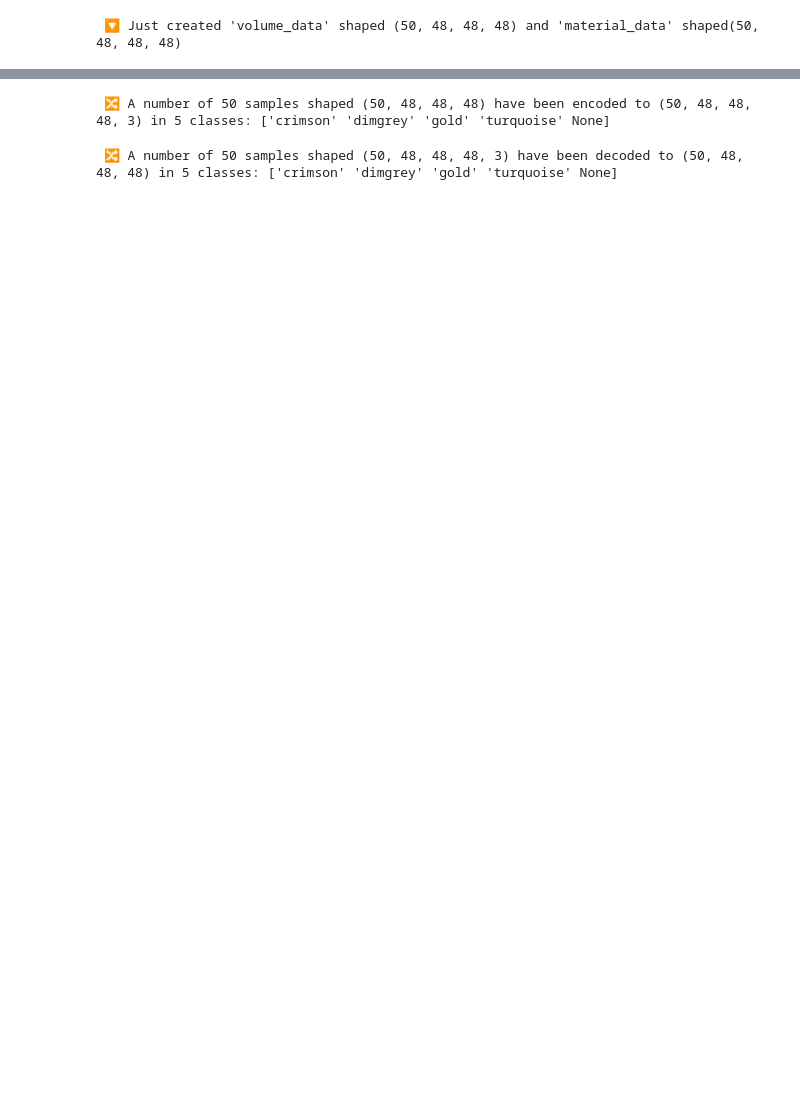
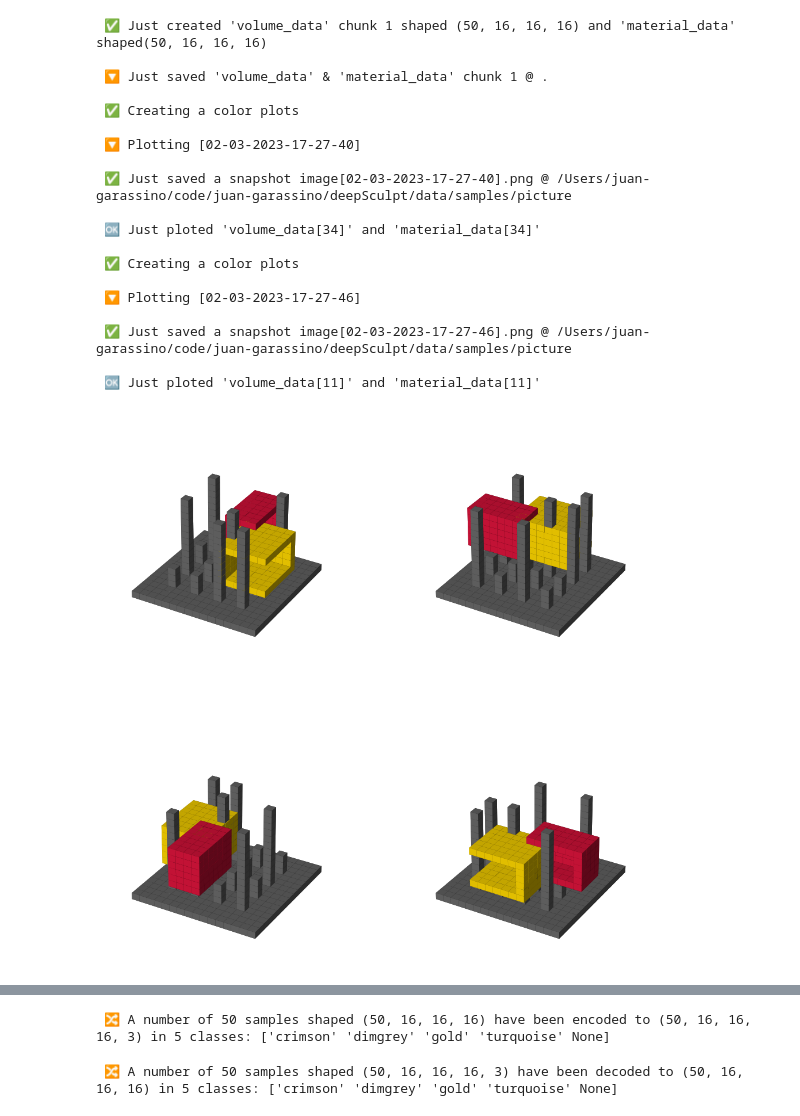
Before and after one commit to juan-garassino/deepSculpt, a Jupyter notebook: notebooks/testprocessingBINARY.ipynb, the cells around one changed output, grey strips where cells are left out. Cells and saved outputs as stored; diff of their text form; code cells hidden in the pictures; blank space fills up the shorter version.

Commit message:
deepSculpt working and more complex

```diff
--- a/notebooks/testprocessingBINARY.ipynb
+++ b/notebooks/testprocessingBINARY.ipynb
@@ -13,18 +8,38 @@ To enable them in other operations, rebuild TensorFlow with the appropriate comp
 # %%
 from deepSculpt.collector.collector import Collector
 
 collector = Collector(
     void_dim=int(os.environ.get("VOID_DIM")),
     edge_elements=(0, 0.3, 0.5),
     plane_elements=(0, 0.3, 0.5),
     volume_elements=(2, 0.3, 0.5),
     step=None,
     directory='.',
-    n_samples=50,
+    chunk_size=50,
+    n_chunks=1,
     grid=1,
 )
 
 # Creates the data
 volumes_void, materials_void = collector.create_collection()
 # %% [output]
- 🔽 Just created 'volume_data' shaped (50, 48, 48, 48) and 'material_data' shaped(50, 48, 48, 48)
+ ✅ Just created 'volume_data' chunk 1 shaped (50, 16, 16, 16) and 'material_data' shaped(50, 16, 16, 16)
+
+ 🔽 Just saved 'volume_data' & 'material_data' chunk 1 @ .
+
+ ✅ Creating a color plots
+
+ 🔽 Plotting [02-03-2023-17-27-40]
+
+ ✅ Just saved a snapshot image[02-03-2023-17-27-40].png @ /Users/juan-garassino/code/juan-garassino/deepSculpt/data/samples/picture
+
+ 🆗 Just ploted 'volume_data[34]' and 'material_data[34]'
+
+ ✅ Creating a color plots
+
+ 🔽 Plotting [02-03-2023-17-27-46]
+
+ ✅ Just saved a snapshot image[02-03-2023-17-27-46].png @ /Users/juan-garassino/code/juan-garassino/deepSculpt/data/samples/picture
+
+ 🆗 Just ploted 'volume_data[11]' and 'material_data[11]'
+[figure, added]
@@ -35,8 +51,8 @@ preprocessing_class_b = BinaryEncoderDecoder(materials_void,)
 
 b_encode, b_classes = preprocessing_class_b.binary_encode()
 # %% [output]
- 🔀 A number of 50 samples shaped (50, 48, 48, 48) have been encoded to (50, 48, 48, 48, 3) in 5 classes: ['crimson' 'dimgrey' 'gold' 'turquoise' None]
+ 🔀 A number of 50 samples shaped (50, 16, 16, 16) have been encoded to (50, 16, 16, 16, 3) in 5 classes: ['crimson' 'dimgrey' 'gold' 'turquoise' None]
 # %%
 decode_volumes_void, decode_materials_void = preprocessing_class_b.binary_decode(b_encode)
 # %% [output]
- 🔀 A number of 50 samples shaped (50, 48, 48, 48, 3) have been decoded to (50, 48, 48, 48) in 5 classes: ['crimson' 'dimgrey' 'gold' 'turquoise' None]
+ 🔀 A number of 50 samples shaped (50, 16, 16, 16, 3) have been decoded to (50, 16, 16, 16) in 5 classes: ['crimson' 'dimgrey' 'gold' 'turquoise' None]
```
Also changed, not shown: parts of 2 cells of this notebook, 6 other files.
